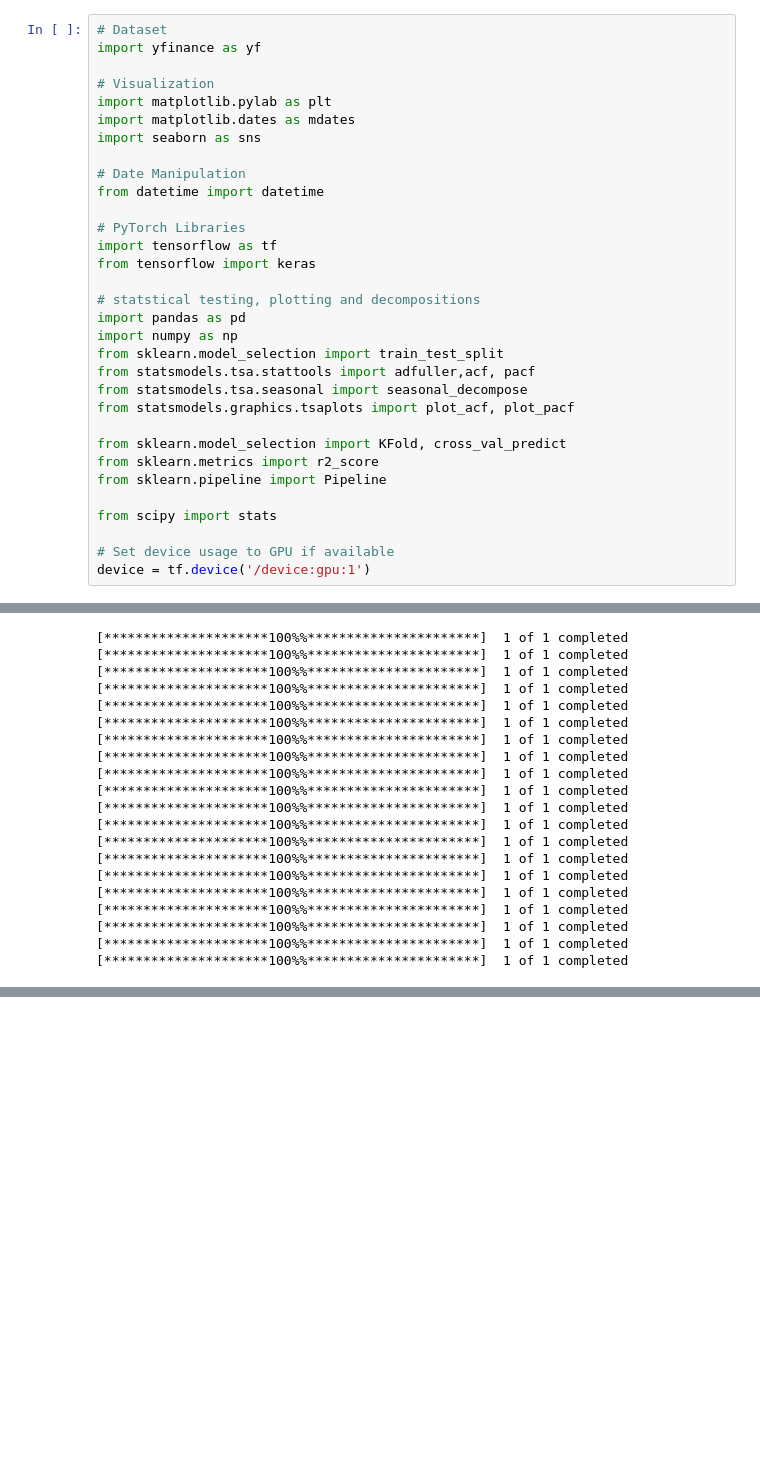
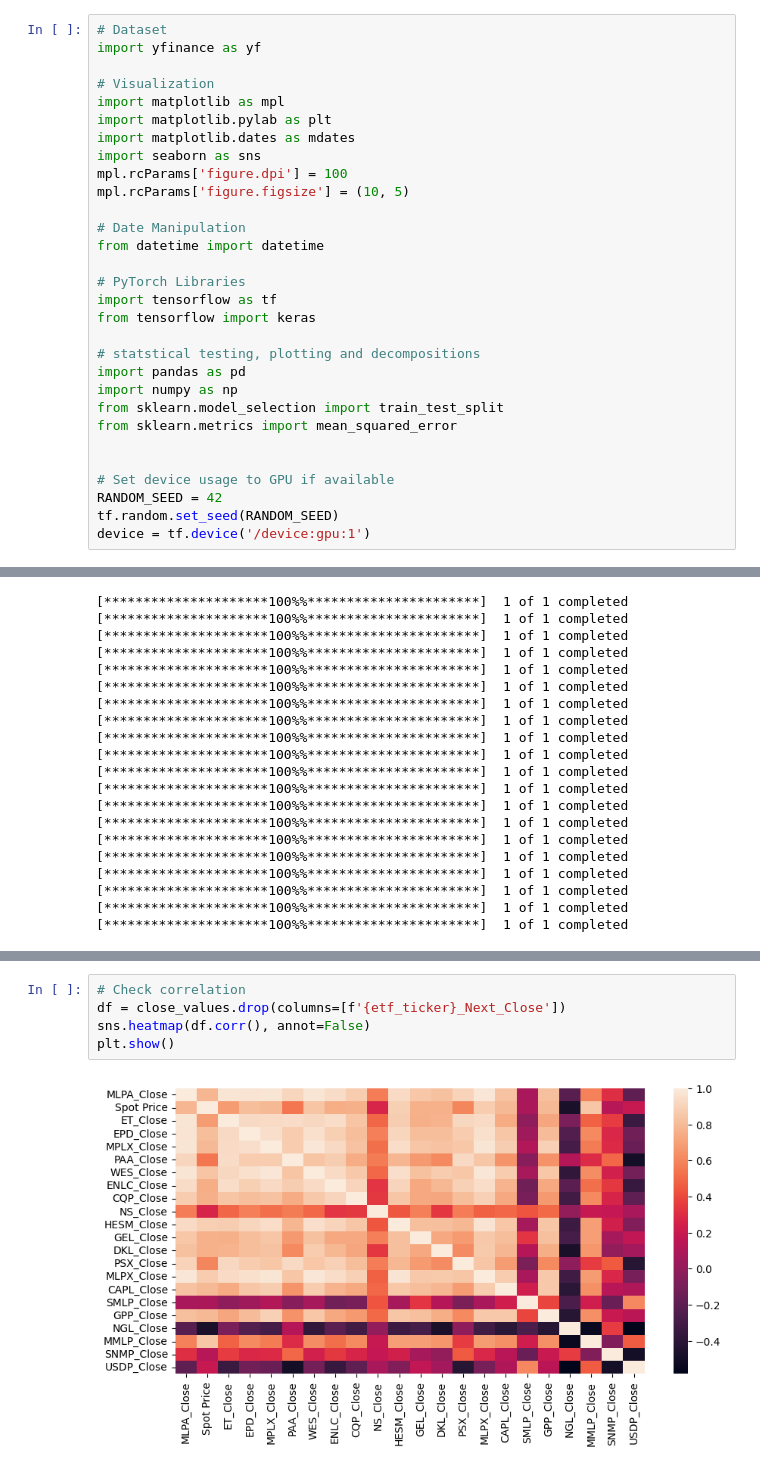
Before and after one commit to Aditya-Patel/Stat598-FinalProject, a Jupyter notebook: MPLA_CNN_LSTM.ipynb, the cells around one changed output, grey strips where cells are left out. Saved outputs shown, nothing was run; the diff lists cells and outputs as text; blank space fills up the shorter version.

Commit message:
CNN Model Completed

```diff
--- a/MPLA_CNN_LSTM.ipynb
+++ b/MPLA_CNN_LSTM.ipynb
@@ -5,9 +5,12 @@
 import yfinance as yf
 
 # Visualization
+import matplotlib as mpl
 import matplotlib.pylab as plt
 import matplotlib.dates as mdates
 import seaborn as sns
+mpl.rcParams['figure.dpi'] = 100
+mpl.rcParams['figure.figsize'] = (10, 5)
 
 # Date Manipulation
 from datetime import datetime
@@ -20,15 +23,10 @@ from tensorflow import keras
 import pandas as pd
 import numpy as np
 from sklearn.model_selection import train_test_split
-from statsmodels.tsa.stattools import adfuller,acf, pacf
-from statsmodels.tsa.seasonal import seasonal_decompose
-from statsmodels.graphics.tsaplots import plot_acf, plot_pacf
+from sklearn.metrics import mean_squared_error
 
-from sklearn.model_selection import KFold, cross_val_predict
-from sklearn.metrics import r2_score
-from sklearn.pipeline import Pipeline
-
-from scipy import stats
 
 # Set device usage to GPU if available
+RANDOM_SEED = 42
+tf.random.set_seed(RANDOM_SEED)
 device = tf.device('/device:gpu:1')
@@ -119,0 +110,7 @@ close_values = all_stocks_data[[col for col in all_stocks_data.columns if '_Clos
+# %%
+# Check correlation
+df = close_values.drop(columns=[f'{etf_ticker}_Next_Close'])
+sns.heatmap(df.corr(), annot=False)
+plt.show()
+# %% [output]
+[figure, added]
```
Also changed, not shown: parts of 25 cells of this notebook.
